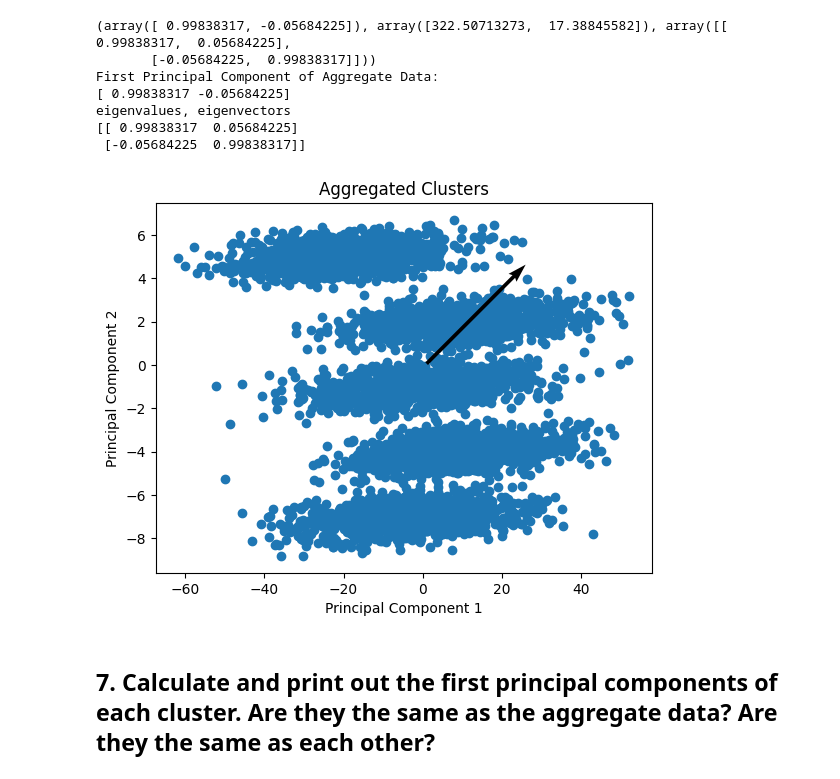
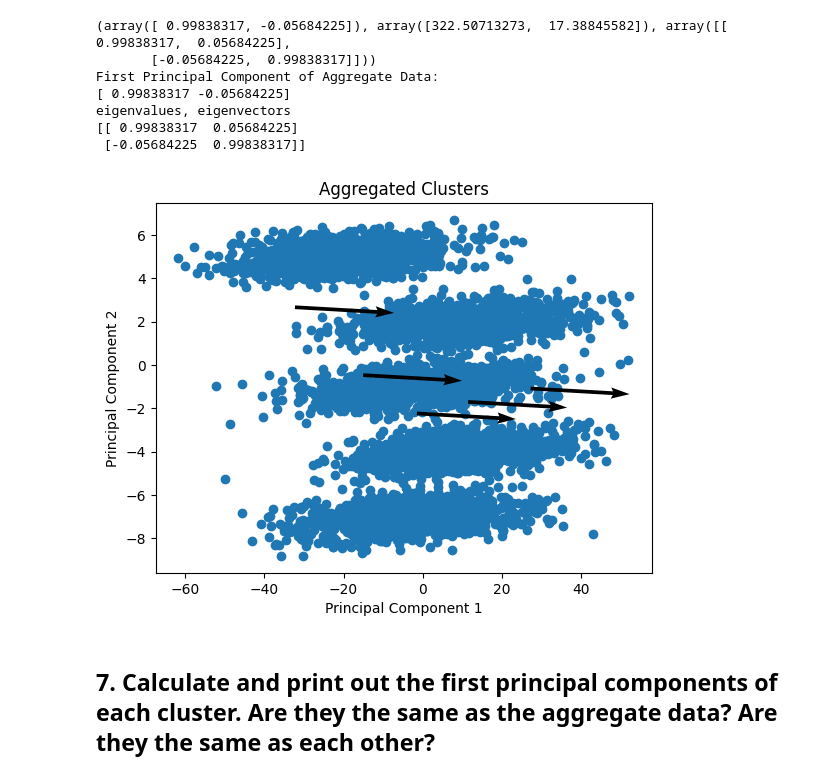
Before and after one commit to amandaay/CS6220DataMining, a Jupyter notebook: Assignment4/AAY_Assignment_4.ipynb, the cells around one changed output. Saved outputs shown, nothing was run; the diff lists cells and outputs as text; code cells hidden in the pictures.

```diff
--- a/Assignment4/AAY_Assignment_4.ipynb
+++ b/Assignment4/AAY_Assignment_4.ipynb
@@ -207,19 +207,19 @@ eigenvalues, eigenvectors
 [[ 0.99838317  0.05684225]
  [-0.05684225  0.99838317]]
 # %%
-def plot_aggregated_clusters(data, eigenvalues, eigenvectors):
+def plot_clusters(data, centroids, first_pca, title):
     # Plot the 2D data
     plt.scatter(data[:, 0], data[:, 1])
-    plt.quiver(eigenvalues[0], eigenvalues[1], eigenvectors[1], eigenvectors[1], scale=5)
+    plt.quiver(centroids[:, 0], centroids[:, 1], first_pca[0], first_pca[1], scale=5)
     plt.xlabel("Principal Component 1")
     plt.ylabel("Principal Component 2")
-    plt.title("Aggregated Clusters")
+    plt.title(title)
     plt.show()
 # %%
 # Call the function to plot the aggregated clusters
-plot_aggregated_clusters(all_data, first_principal_component_aggregate_data(all_data)[-1][0], first_principal_component_aggregate_data(all_data)[-1][1])
+plot_clusters(all_data, centroids_, first_principal_component_aggregate_data(all_data)[0], "Aggregated Clusters")
 # %% [output]
-[figure, old version]
+[figure, new version]
 # %% [markdown]
 ## 7. Calculate and print out the first principal components of each cluster. Are they the same as the aggregate data? Are they the same as each other?
 # %%
```
Also changed, not shown: parts of 4 cells of this notebook.
